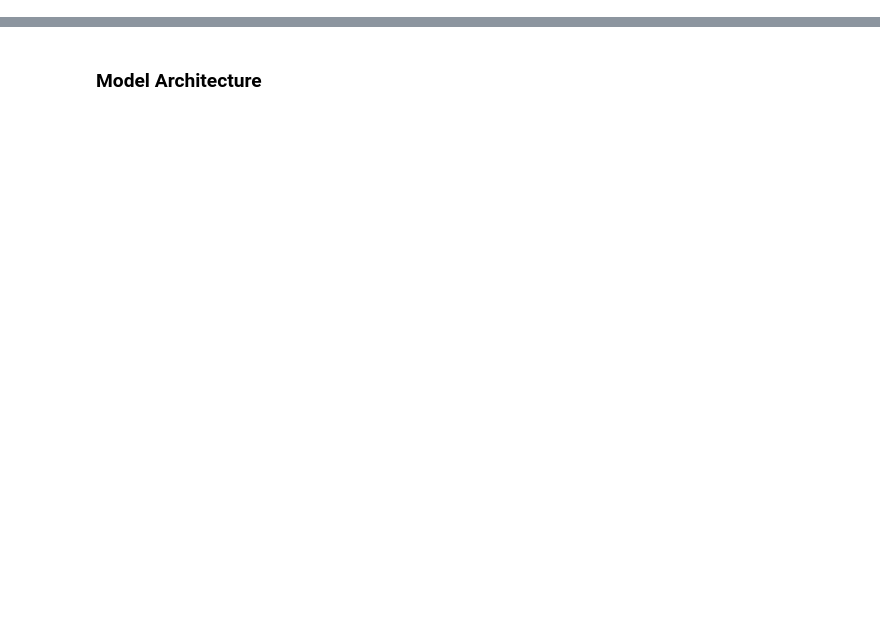
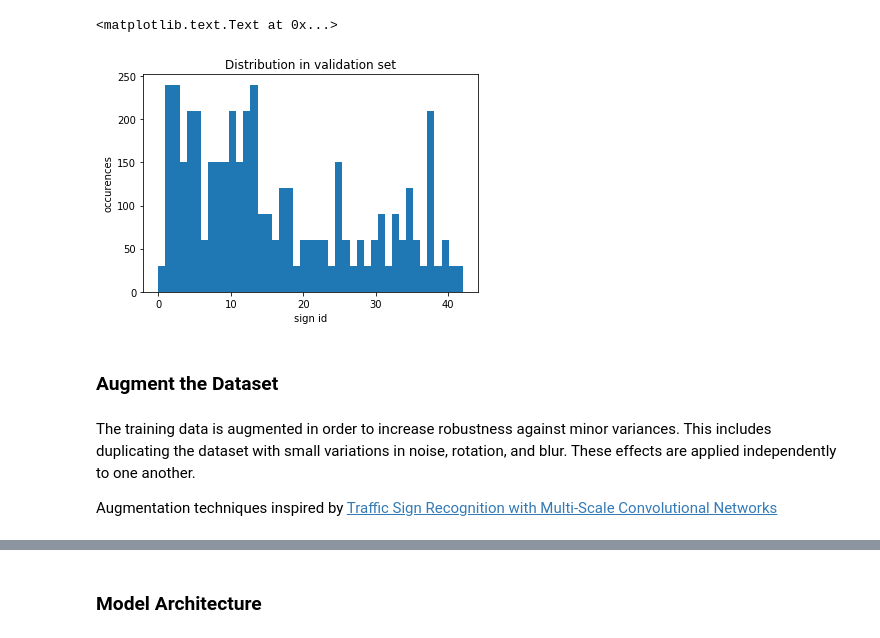
Before and after one commit to patrick-klein/CarND-Traffic-Sign-Classifier-Project, a Jupyter notebook: Traffic_Sign_Classifier.ipynb, the cells around one changed output, grey strips where cells are left out. Saved outputs shown, nothing was run; the diff lists cells and outputs as text; code cells hidden in the pictures; blank space fills up the shorter version.

```diff
--- a/Traffic_Sign_Classifier.ipynb
+++ b/Traffic_Sign_Classifier.ipynb
@@ -254,0 +120,14 @@ def preprocess(x):
+# %%
+_ = plt.hist(y_valid,bins=n_classes)
+plt.title('Distribution in validation set')
+plt.xlabel('sign id')
+plt.ylabel('occurences')
+# %% [output]
+<matplotlib.text.Text at 0x...>
+[figure, added]
+# %% [markdown]
+### Augment the Dataset
+# %% [markdown]
+The training data is augmented in order to increase robustness against minor variances.  This includes duplicating the dataset with small variations in noise, rotation, and blur.  These effects are applied independently to one another.
+
+Augmentation techniques inspired by [Traffic Sign Recognition with Multi-Scale Convolutional Networks](http://yann.lecun.com/exdb/publis/pdf/sermanet-ijcnn-11.pdf)
```
Also changed, not shown: parts of 68 cells of this notebook, 22 other files.
